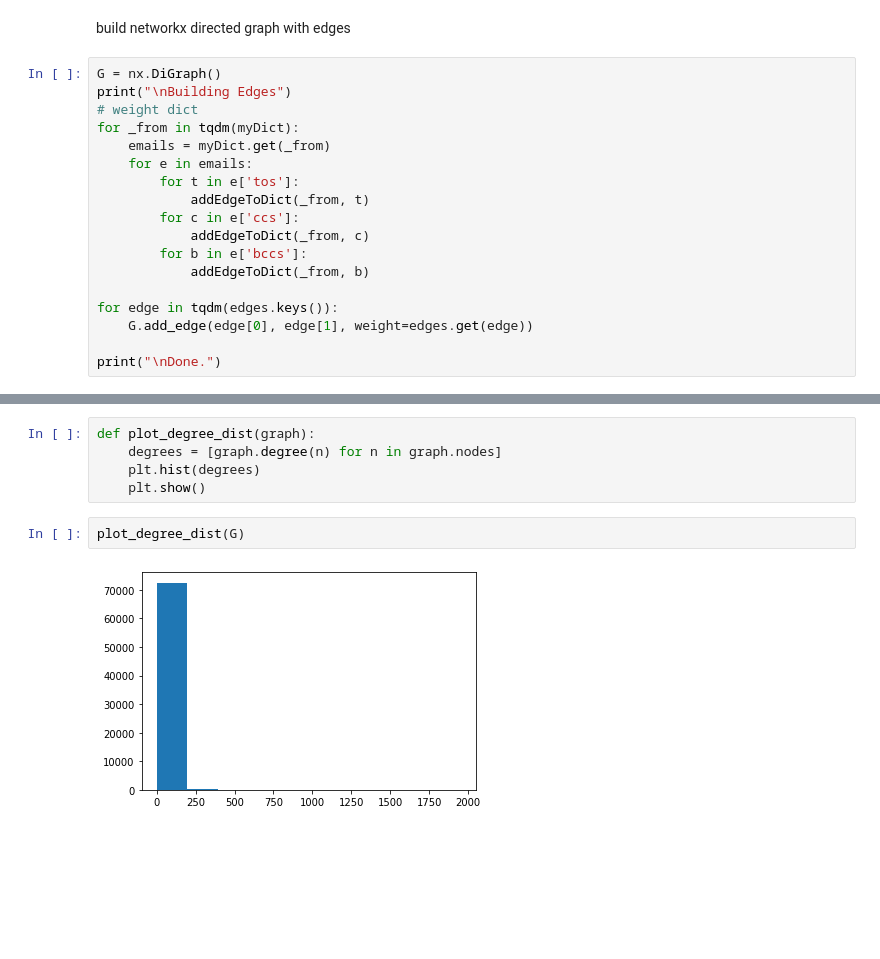
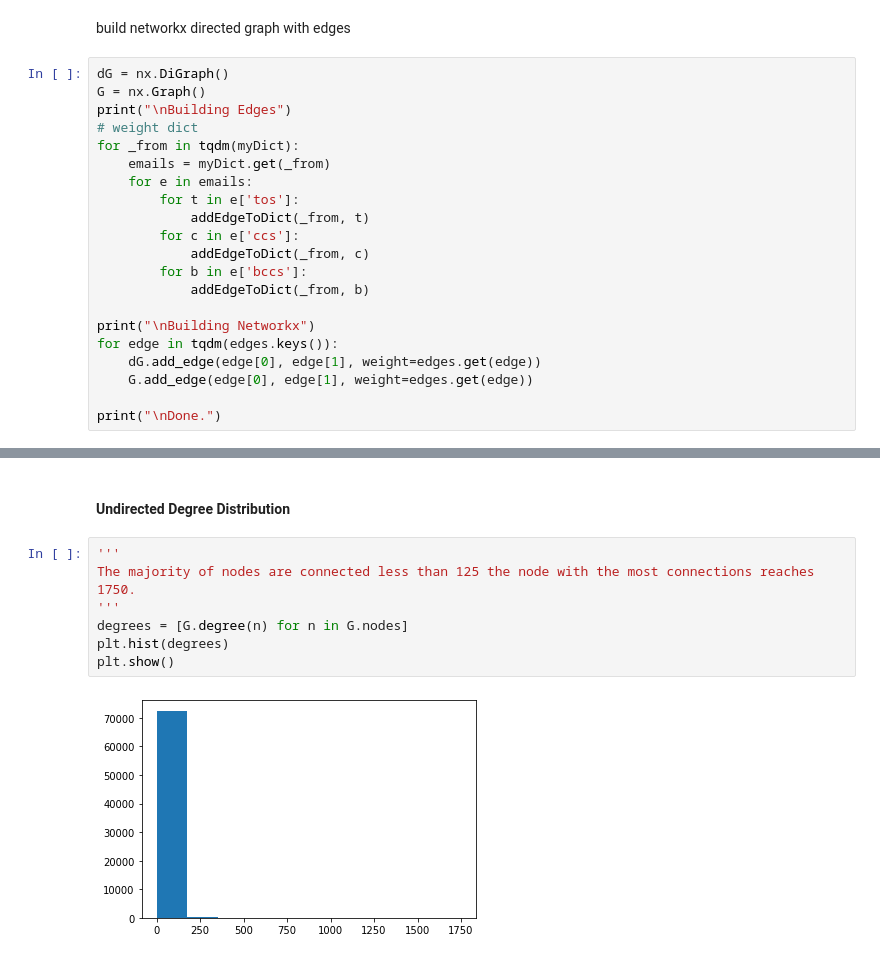
Before and after one commit to AidenWilliams/Enron-Text-and-Graph-Analysis, a Jupyter notebook: Task2/task2.ipynb, the cells around one changed output, grey strips where cells are left out. Drawn from its saved outputs; the diff is of its cells as text; blank space fills up the shorter version.

```diff
--- a/Task2/task2.ipynb
+++ b/Task2/task2.ipynb
@@ -153,7 +157,8 @@ else:
 # %% [markdown]
 build networkx directed graph with edges
 # %%
-G = nx.DiGraph()
+dG = nx.DiGraph()
+G = nx.Graph()
 print("\nBuilding Edges")
 # weight dict
 for _from in tqdm(myDict):
@@ -166,7 +171,9 @@ for _from in tqdm(myDict):
         for b in e['bccs']:
             addEdgeToDict(_from, b)
 
+print("\nBuilding Networkx")
 for edge in tqdm(edges.keys()):
+    dG.add_edge(edge[0], edge[1], weight=edges.get(edge))
     G.add_edge(edge[0], edge[1], weight=edges.get(edge))
 
 print("\nDone.")
@@ -173,9 +201,11 @@ print("\nDone.")
+# %% [markdown]
+#### Undirected Degree Distribution
 # %%
-def plot_degree_dist(graph):
-    degrees = [graph.degree(n) for n in graph.nodes]
-    plt.hist(degrees)
-    plt.show()
+'''
+The majority of nodes are connected less than 125 the node with the most connections reaches 1750.
+'''
+degrees = [G.degree(n) for n in G.nodes]
+plt.hist(degrees)
+plt.show()
+# %% [output]
+[figure, added]
-# %%
-plot_degree_dist(G)
-# %% [output]
-[figure, removed]
```
Also changed, not shown: parts of 21 cells of this notebook, 2 other files.
